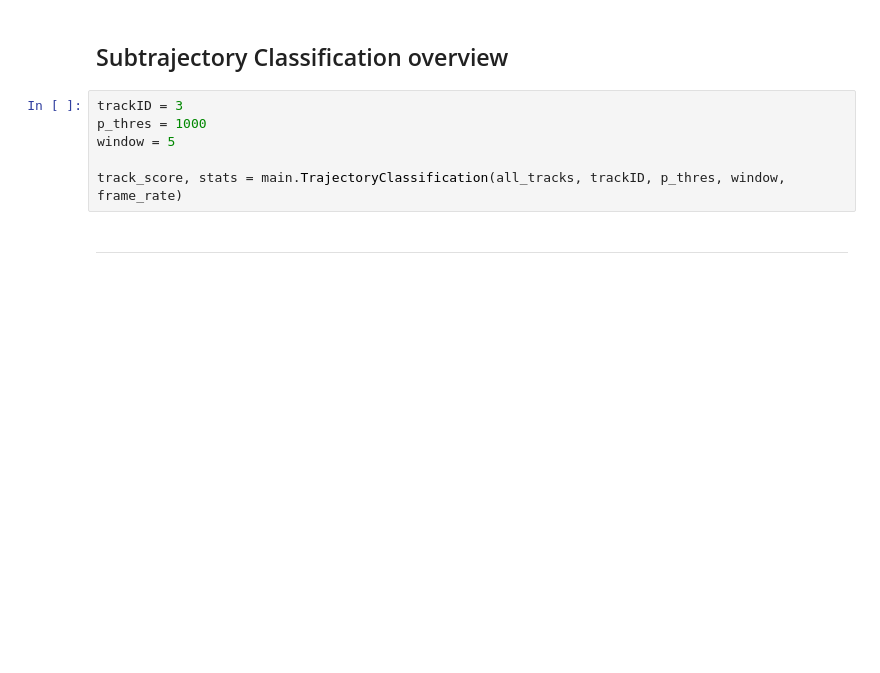
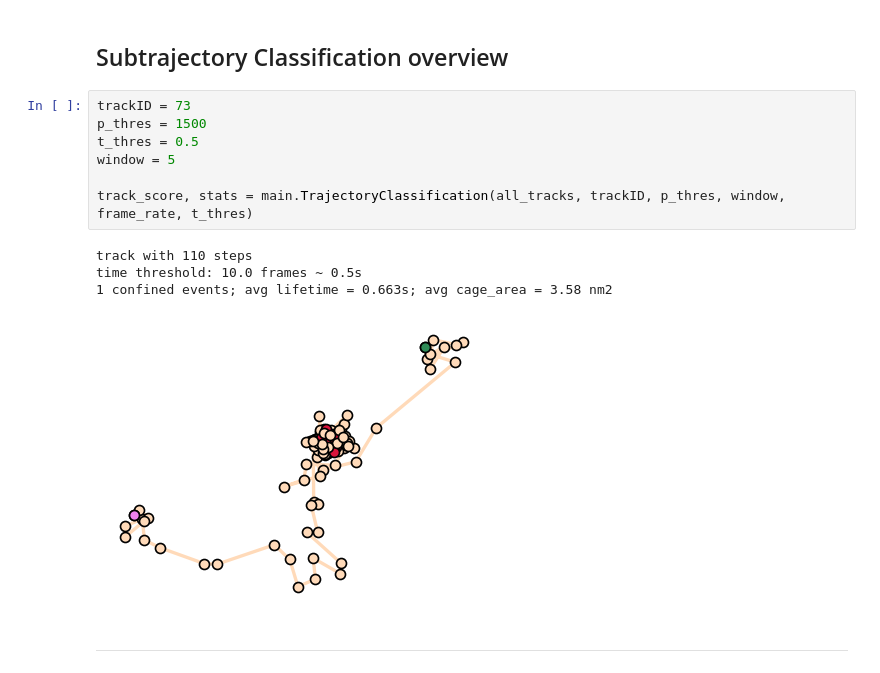
Before and after one commit to paulocaldas/Transient-Confinement-Analysis, a Jupyter notebook: Tune-Parameters-Single-Track-Confinement-Classification.ipynb, the cells around one changed output. Drawn from its saved outputs; the diff is of its cells as text; blank space fills up the shorter version.

```diff
--- a/Tune-Parameters-Single-Track-Confinement-Classification.ipynb
+++ b/Tune-Parameters-Single-Track-Confinement-Classification.ipynb
@@ -37,10 +46,16 @@ utils.plotSingleTrack(track, start = start_point, end = end_point)
 # %% [markdown]
 ## Subtrajectory Classification overview
 # %%
-trackID = 3
-p_thres = 1000
+trackID = 73
+p_thres = 1500
+t_thres = 0.5
 window = 5
 
-track_score, stats = main.TrajectoryClassification(all_tracks, trackID, p_thres, window, frame_rate)
+track_score, stats = main.TrajectoryClassification(all_tracks, trackID, p_thres, window, frame_rate, t_thres)
+# %% [output]
+track with 110 steps
+time threshold: 10.0 frames ~ 0.5s
+1 confined events; avg lifetime = 0.663s; avg cage_area = 3.58 nm2
+[figure, added]
 # %% [markdown]
 <hr>
```
Also changed, not shown: parts of 4 cells of this notebook, 7 other files.
